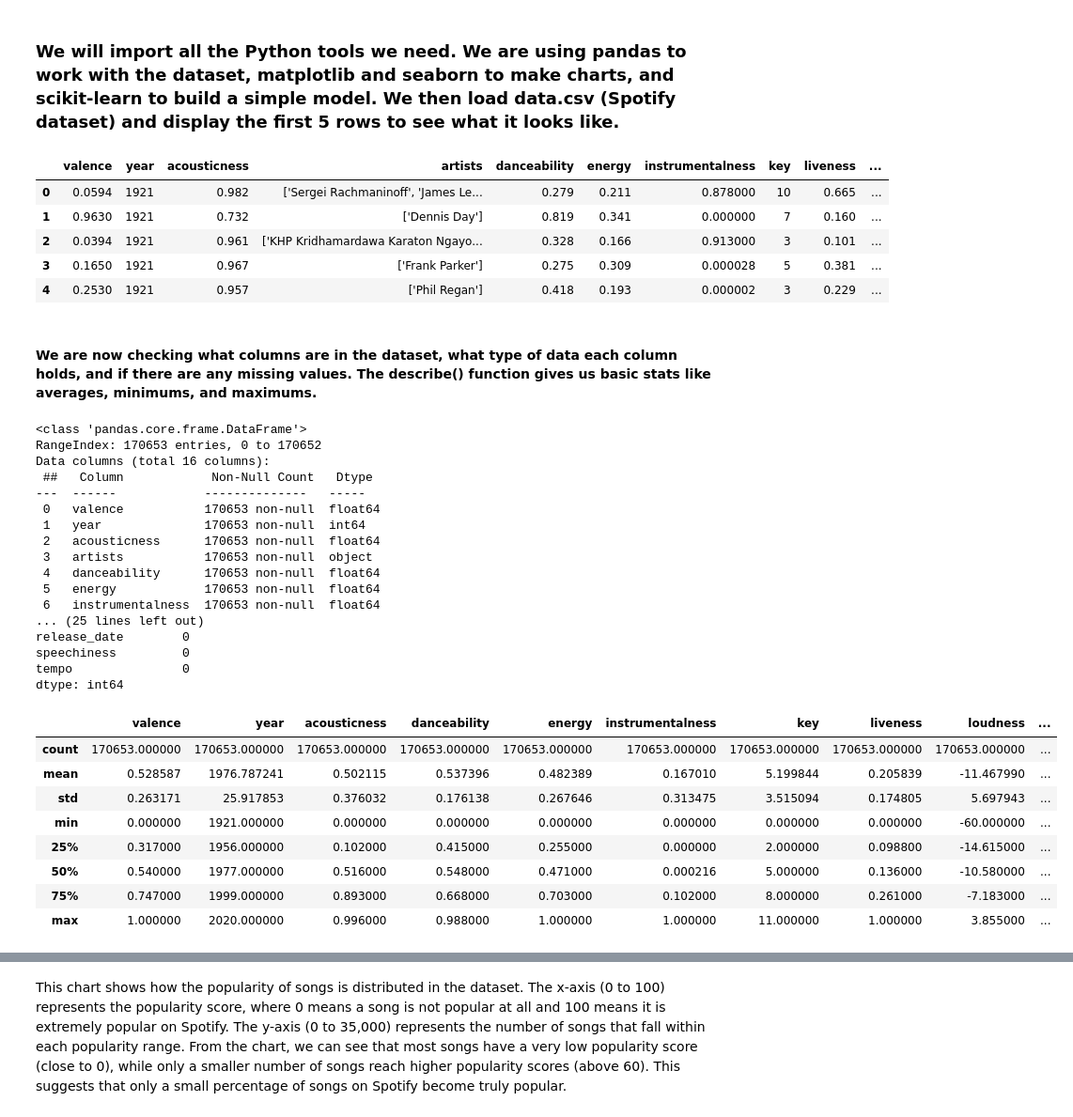
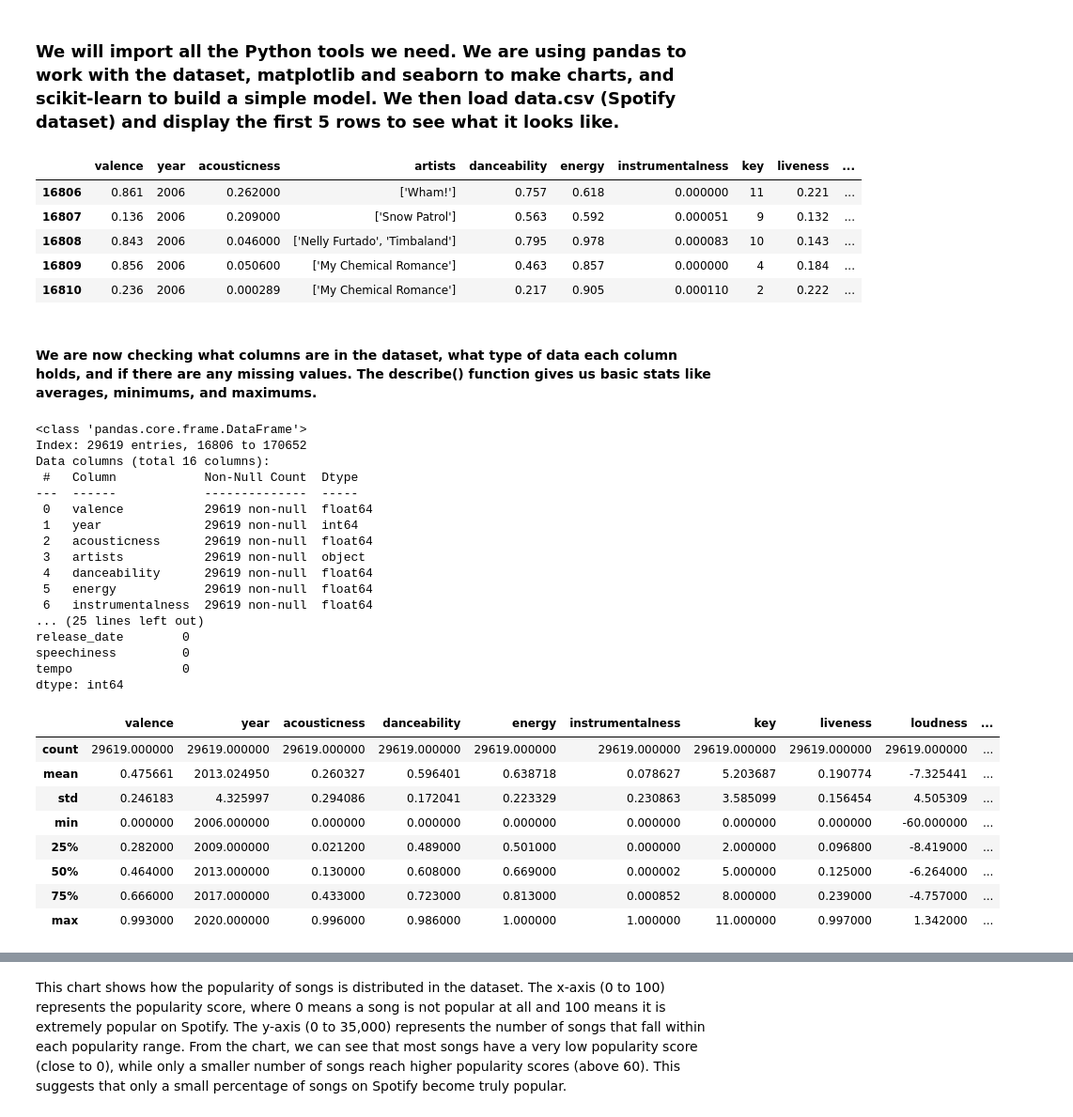
Before and after one commit to mohsayegh/spotify-data-analysis, a Jupyter notebook: spotify_project.ipynb, the cells around one changed output, grey strips where cells are left out. Shown at 94% size. Saved outputs shown, nothing was run; the diff lists cells and outputs as text; code cells hidden in the pictures.

```diff
--- a/spotify_project.ipynb
+++ b/spotify_project.ipynb
@@ -22,45 +23,46 @@ from sklearn.linear_model import LinearRegression
 from sklearn.metrics import mean_squared_error
 # %%
 data = pd.read_csv("data.csv")
-data.head(5)
+data_spotify = data[data['year'] >= 2006]
+data_spotify.head(5)
 # %% [output]
 |  | valence | year | acousticness | artists | danceability | energy | instrumentalness | key | liveness | ... |
-| 0 | 0.0594 | 1921 | 0.982 | ['Sergei Rachmaninoff', 'James Le... | 0.279 | 0.211 | 0.878000 | 10 | 0.665 | ... |
-| 1 | 0.9630 | 1921 | 0.732 | ['Dennis Day'] | 0.819 | 0.341 | 0.000000 | 7 | 0.160 | ... |
-| 2 | 0.0394 | 1921 | 0.961 | ['KHP Kridhamardawa Karaton Ngayo... | 0.328 | 0.166 | 0.913000 | 3 | 0.101 | ... |
-| 3 | 0.1650 | 1921 | 0.967 | ['Frank Parker'] | 0.275 | 0.309 | 0.000028 | 5 | 0.381 | ... |
-| 4 | 0.2530 | 1921 | 0.957 | ['Phil Regan'] | 0.418 | 0.193 | 0.000002 | 3 | 0.229 | ... |
+| 16806 | 0.861 | 2006 | 0.262000 | ['Wham!'] | 0.757 | 0.618 | 0.000000 | 11 | 0.221 | ... |
+| 16807 | 0.136 | 2006 | 0.209000 | ['Snow Patrol'] | 0.563 | 0.592 | 0.000051 | 9 | 0.132 | ... |
+| 16808 | 0.843 | 2006 | 0.046000 | ['Nelly Furtado', 'Timbaland'] | 0.795 | 0.978 | 0.000083 | 10 | 0.143 | ... |
+| 16809 | 0.856 | 2006 | 0.050600 | ['My Chemical Romance'] | 0.463 | 0.857 | 0.000000 | 4 | 0.184 | ... |
+| 16810 | 0.236 | 2006 | 0.000289 | ['My Chemical Romance'] | 0.217 | 0.905 | 0.000110 | 2 | 0.222 | ... |
 # %% [markdown]
 #### We are now checking what columns are in the dataset, what type of data each column holds, and if there are any missing values. The describe() function gives us basic stats like averages, minimums, and maximums.
 # %%
-print(data.info())
-print(data.isnull().sum())
-data.describe()
+print(data_spotify.info())
+print(data_spotify.isnull().sum())
+data_spotify.describe()
 # %% [output]
 <class 'pandas.core.frame.DataFrame'>
-RangeIndex: 170653 entries, 0 to 170652
+Index: 29619 entries, 16806 to 170652
 Data columns (total 16 columns):
- ##   Column            Non-Null Count   Dtype
----  ------            --------------   -----
- 0   valence           170653 non-null  float64
- 1   year              170653 non-null  int64
- 2   acousticness      170653 non-null  float64
- 3   artists           170653 non-null  object
- 4   danceability      170653 non-null  float64
- 5   energy            170653 non-null  float64
- 6   instrumentalness  170653 non-null  float64
+ #   Column            Non-Null Count  Dtype
+---  ------            --------------  -----
+ 0   valence           29619 non-null  float64
+ 1   year              29619 non-null  int64
+ 2   acousticness      29619 non-null  float64
+ 3   artists           29619 non-null  object
+ 4   danceability      29619 non-null  float64
+ 5   energy            29619 non-null  float64
+ 6   instrumentalness  29619 non-null  float64
 ... (25 lines left out)
 release_date        0
 speechiness         0
 tempo               0
 dtype: int64
 |  | valence | year | acousticness | danceability | energy | instrumentalness | key | liveness | loudness | ... |
-| count | 170653.000000 | 170653.000000 | 170653.000000 | 170653.000000 | 170653.000000 | 170653.000000 | 170653.000000 | 170653.000000 | 170653.000000 | ... |
-| mean | 0.528587 | 1976.787241 | 0.502115 | 0.537396 | 0.482389 | 0.167010 | 5.199844 | 0.205839 | -11.467990 | ... |
-| std | 0.263171 | 25.917853 | 0.376032 | 0.176138 | 0.267646 | 0.313475 | 3.515094 | 0.174805 | 5.697943 | ... |
-| min | 0.000000 | 1921.000000 | 0.000000 | 0.000000 | 0.000000 | 0.000000 | 0.000000 | 0.000000 | -60.000000 | ... |
-| 25% | 0.317000 | 1956.000000 | 0.102000 | 0.415000 | 0.255000 | 0.000000 | 2.000000 | 0.098800 | -14.615000 | ... |
-| 50% | 0.540000 | 1977.000000 | 0.516000 | 0.548000 | 0.471000 | 0.000216 | 5.000000 | 0.136000 | -10.580000 | ... |
-| 75% | 0.747000 | 1999.000000 | 0.893000 | 0.668000 | 0.703000 | 0.102000 | 8.000000 | 0.261000 | -7.183000 | ... |
-| max | 1.000000 | 2020.000000 | 0.996000 | 0.988000 | 1.000000 | 1.000000 | 11.000000 | 1.000000 | 3.855000 | ... |
+| count | 29619.000000 | 29619.000000 | 29619.000000 | 29619.000000 | 29619.000000 | 29619.000000 | 29619.000000 | 29619.000000 | 29619.000000 | ... |
+| mean | 0.475661 | 2013.024950 | 0.260327 | 0.596401 | 0.638718 | 0.078627 | 5.203687 | 0.190774 | -7.325441 | ... |
+| std | 0.246183 | 4.325997 | 0.294086 | 0.172041 | 0.223329 | 0.230863 | 3.585099 | 0.156454 | 4.505309 | ... |
+| min | 0.000000 | 2006.000000 | 0.000000 | 0.000000 | 0.000000 | 0.000000 | 0.000000 | 0.000000 | -60.000000 | ... |
+| 25% | 0.282000 | 2009.000000 | 0.021200 | 0.489000 | 0.501000 | 0.000000 | 2.000000 | 0.096800 | -8.419000 | ... |
+| 50% | 0.464000 | 2013.000000 | 0.130000 | 0.608000 | 0.669000 | 0.000002 | 5.000000 | 0.125000 | -6.264000 | ... |
+| 75% | 0.666000 | 2017.000000 | 0.433000 | 0.723000 | 0.813000 | 0.000852 | 8.000000 | 0.239000 | -4.757000 | ... |
+| max | 0.993000 | 2020.000000 | 0.996000 | 0.986000 | 1.000000 | 1.000000 | 11.000000 | 0.997000 | 1.342000 | ... |
 # %%
```
Also changed, not shown: parts of 10 cells of this notebook.
